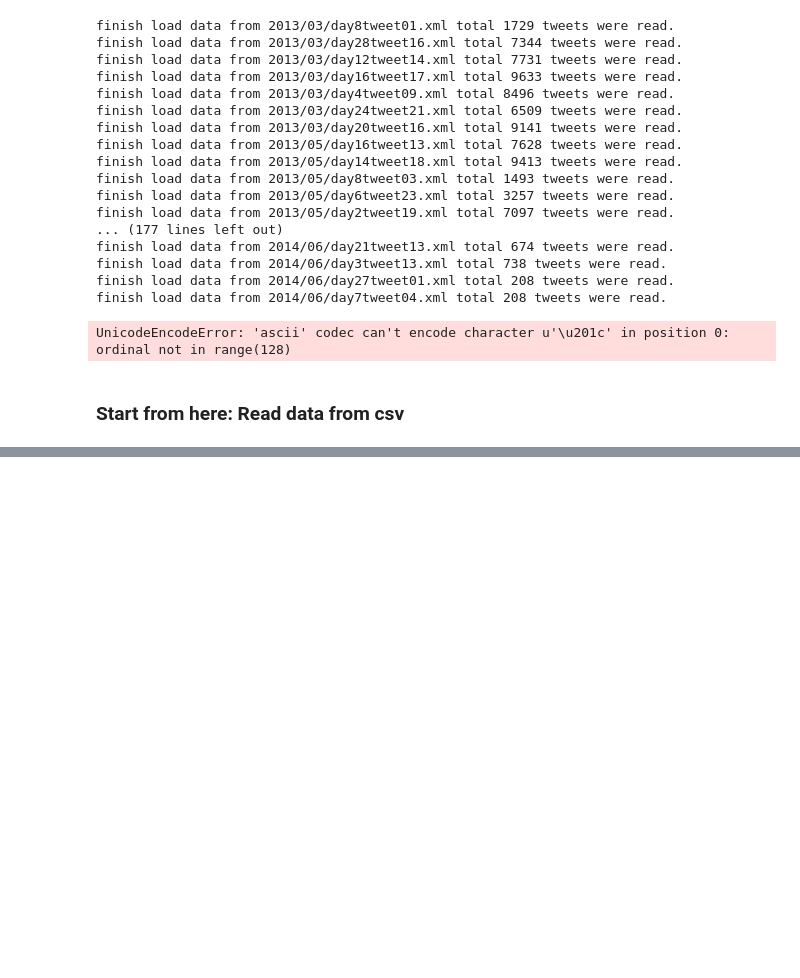
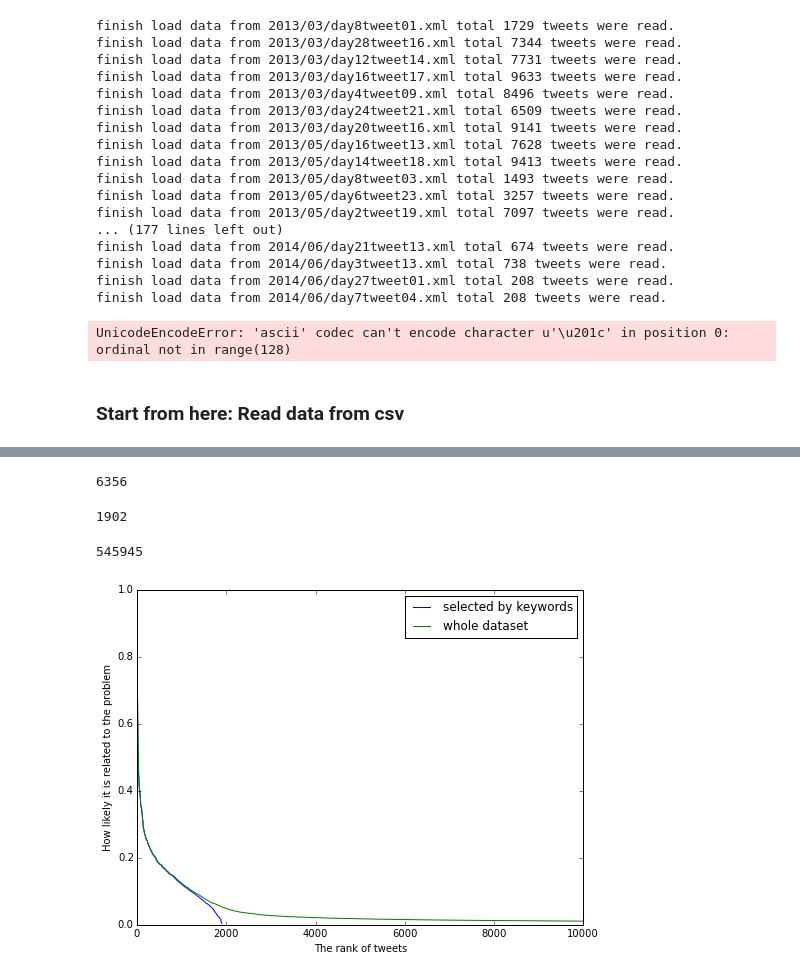
Before and after one commit to Inncee81/ReactionToCrimeAnalytics, a Jupyter notebook: analysis2.ipynb, the cells around one changed output, grey strips where cells are left out. Saved outputs shown, nothing was run; the diff lists cells and outputs as text; code cells hidden in the pictures; blank space fills up the shorter version.

Commit message:
changes to keyword filter, bag-of-word

```diff
--- a/analysis2.ipynb
+++ b/analysis2.ipynb
@@ -198,0 +204,46 @@ show(plot)
+# %%
+tfidf = {}
+log2 = math.log(2.)
+for word in allf:
+    tf = 0.5 + (0.5 * f[word]) / allf[word]
+    idf = math.log(1+float(f[word])/allf[word]) / log2
+    tfidf[word] = tf * idf
+# %%
+thres = 1
+ref_sow = []
+for i in ref:
+    text = data.iloc[i]['text']
+    words = re.split(r'[^0-9a-zA-Z]{1,}', text)
+    ix = [j for j in xrange(len(words)) if words[j] != '']
+    sumofweight = sum([tfidf[words[j]] for j in ix]) / len(ix)
+    ref_sow.append(sumofweight)
+    if sumofweight < thres:
+        thres = sumofweight
+# %%
+thres = 0.015
+# %%
+newset_ = []
+sow = []
+for i in xrange(N):
+    text = data.iloc[i]['text']
+    words = re.split(r'[^0-9a-zA-Z]{1,}', text)
+    ix = [j for j in xrange(len(words)) if words[j] != '']
+    if len(ix) == 0:
+        sow.append(0)
+        continue
+    sumofweight = sum([tfidf[words[j]] for j in ix]) / len(ix)
+    sow.append(sumofweight)
+    if sumofweight >= thres:
+        newset_.append(i)
+# %%
+len(set(newset_))
+# %% [output]
+6356
+# %%
+len(ref)
+# %% [output]
+1902
+# %%
+N
+# %% [output]
+545945
@@ -198,0 +255,12 @@ show(plot)
+# %%
+
+plt.plot(sorted(ref_sow, reverse=True), label='selected by keywords')
+plt.plot(sorted(sow, reverse=True)[:10000], label='whole dataset')
+plt.ylabel('How likely it is related to the problem')
+plt.xlabel('The rank of tweets')
+plt.legend()
+fig = matplotlib.pyplot.gcf()
+fig.set_size_inches(8, 6)
+fig.savefig('test2png.png', dpi=300)
+# %% [output]
+[figure, added]
```
Also changed, not shown: parts of 20 cells of this notebook.
